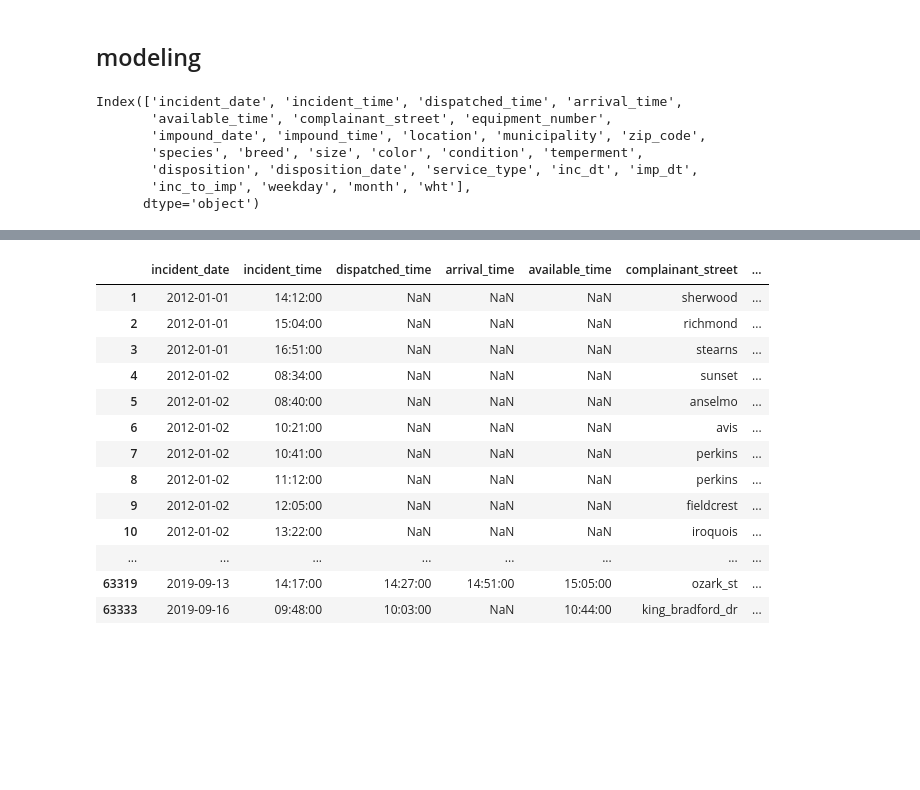
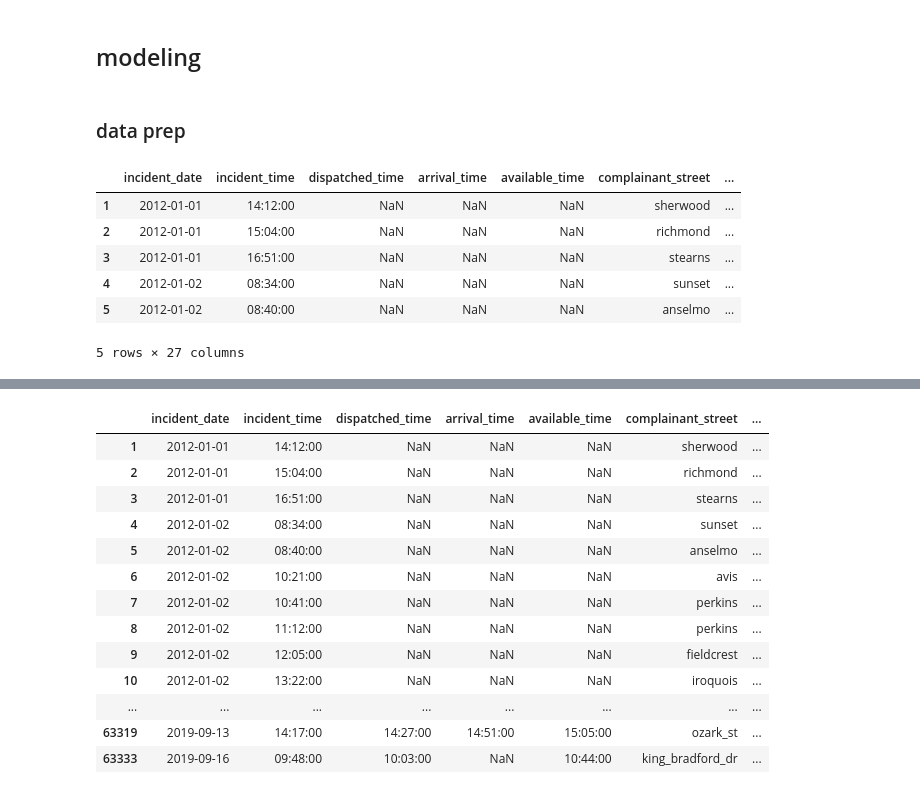
Before and after one commit to janellejolliff/ACRC-Classification, a Jupyter notebook: capstone.ipynb, the cells around one changed output, grey strips where cells are left out. Saved outputs shown, nothing was run; the diff lists cells and outputs as text; code cells hidden in the pictures; blank space fills up the shorter version.

```diff
--- a/capstone.ipynb
+++ b/capstone.ipynb
@@ -1648,10 +1630,12 @@ df1 = df.copy()
-# %%
-df.columns
-# %% [output]
-Index(['incident_date', 'incident_time', 'dispatched_time', 'arrival_time',
-       'available_time', 'complainant_street', 'equipment_number',
-       'impound_date', 'impound_time', 'location', 'municipality', 'zip_code',
-       'species', 'breed', 'size', 'color', 'condition', 'temperment',
-       'disposition', 'disposition_date', 'service_type', 'inc_dt', 'imp_dt',
-       'inc_to_imp', 'weekday', 'month', 'wht'],
-      dtype='object')
+# %% [markdown]
+### data prep
+# %%
+df1.head()
+# %% [output]
+|  | incident_date | incident_time | dispatched_time | arrival_time | available_time | complainant_street | ... |
+| 1 | 2012-01-01 | 14:12:00 | NaN | NaN | NaN | sherwood | ... |
+| 2 | 2012-01-01 | 15:04:00 | NaN | NaN | NaN | richmond | ... |
+| 3 | 2012-01-01 | 16:51:00 | NaN | NaN | NaN | stearns | ... |
+| 4 | 2012-01-02 | 08:34:00 | NaN | NaN | NaN | sunset | ... |
+| 5 | 2012-01-02 | 08:40:00 | NaN | NaN | NaN | anselmo | ... |
+5 rows × 27 columns
```
Also changed, not shown: parts of 23 cells of this notebook.
